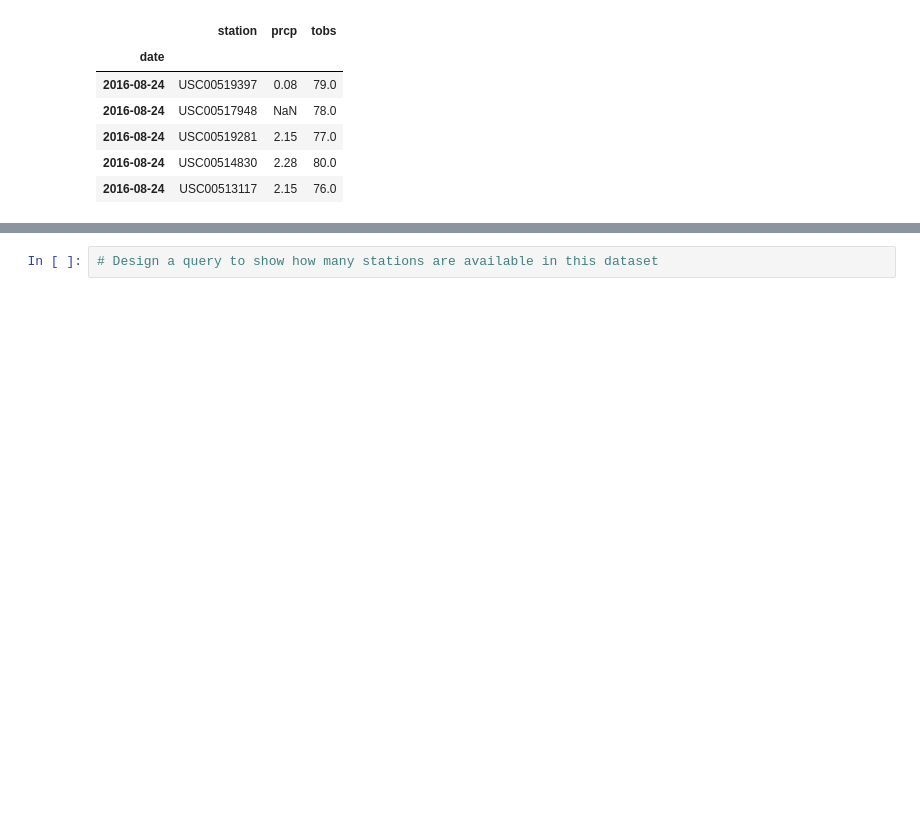
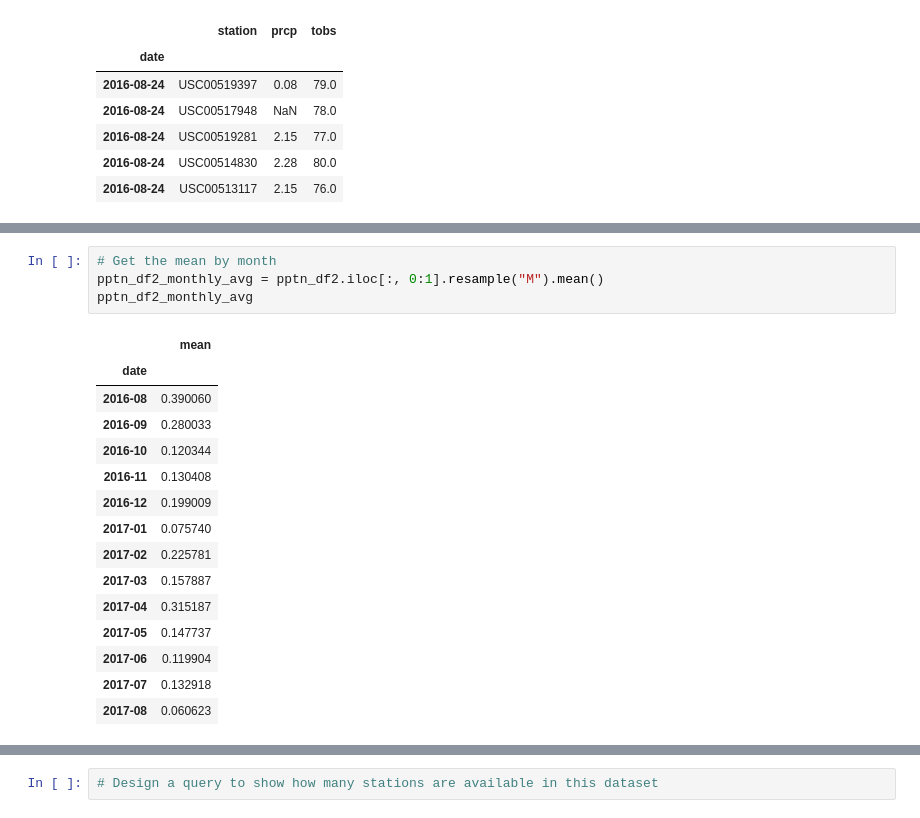
Before and after one commit to rochiecuevas/climate_analysis, a Jupyter notebook: climate_starter.ipynb, the cells around one changed output, grey strips where cells are left out. Saved outputs shown, nothing was run; the diff lists cells and outputs as text; blank space fills up the shorter version.

```diff
--- a/climate_starter.ipynb
+++ b/climate_starter.ipynb
@@ -162,0 +168,20 @@ plt.savefig("Images/pptn.svg")
+# %%
+# Get the mean by month
+pptn_df2_monthly_avg = pptn_df2.iloc[:, 0:1].resample("M").mean()
+pptn_df2_monthly_avg
+# %% [output]
+|  | mean |
+| date |  |
+| 2016-08 | 0.390060 |
+| 2016-09 | 0.280033 |
+| 2016-10 | 0.120344 |
+| 2016-11 | 0.130408 |
+| 2016-12 | 0.199009 |
+| 2017-01 | 0.075740 |
+| 2017-02 | 0.225781 |
+| 2017-03 | 0.157887 |
+| 2017-04 | 0.315187 |
+| 2017-05 | 0.147737 |
+| 2017-06 | 0.119904 |
+| 2017-07 | 0.132918 |
+| 2017-08 | 0.060623 |
```
Also changed, not shown: parts of 9 cells of this notebook, 1 other file.
